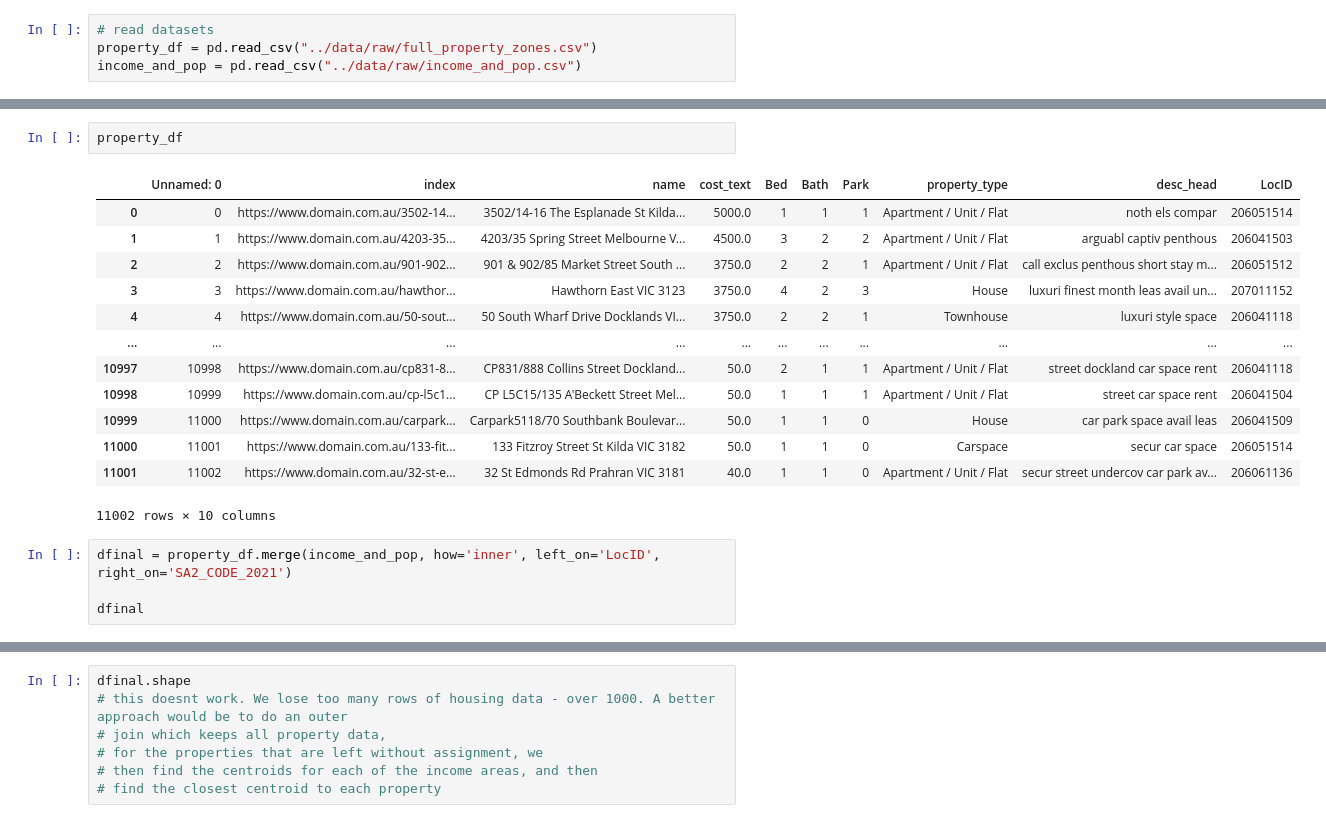
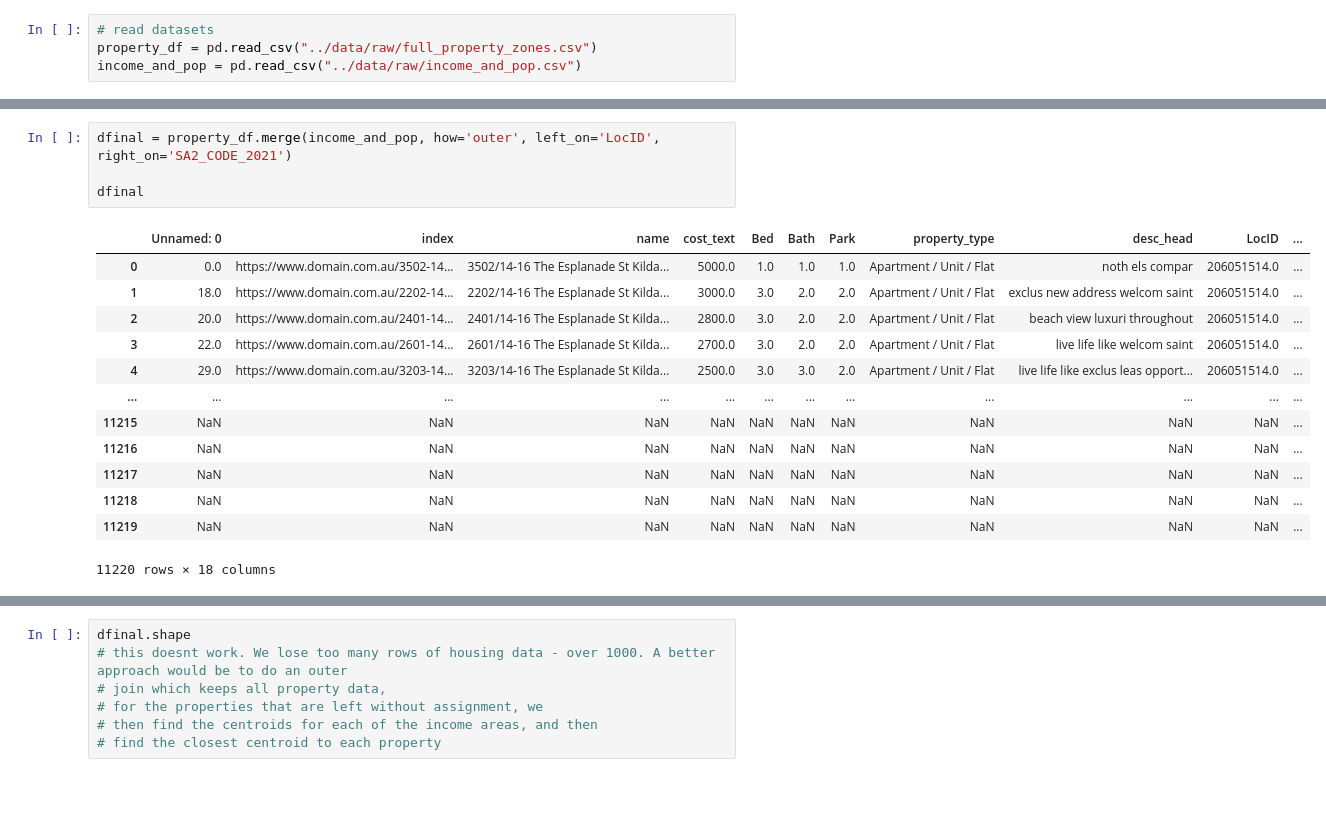
Before and after one commit to MAST30034-Applied-Data-Science/generic-real-estate-consulting-project-group-30, a Jupyter notebook: notebooks/join_datasets.ipynb, the cells around one changed output, grey strips where cells are left out. Cells and saved outputs as stored; diff of their text form; blank space fills up the shorter version.

```diff
--- a/notebooks/join_datasets.ipynb
+++ b/notebooks/join_datasets.ipynb
@@ -25,20 +8,18 @@ income_and_pop
-# %%
-property_df
-# %% [output]
-|  | Unnamed: 0 | index | name | cost_text | Bed | Bath | Park | property_type | desc_head | LocID |
-| 0 | 0 | https://www.domain.com.au/3502-14... | 3502/14-16 The Esplanade St Kilda... | 5000.0 | 1 | 1 | 1 | Apartment / Unit / Flat | noth els compar | 206051514 |
-| 1 | 1 | https://www.domain.com.au/4203-35... | 4203/35 Spring Street Melbourne V... | 4500.0 | 3 | 2 | 2 | Apartment / Unit / Flat | arguabl captiv penthous | 206041503 |
-| 2 | 2 | https://www.domain.com.au/901-902... | 901 & 902/85 Market Street South ... | 3750.0 | 2 | 2 | 1 | Apartment / Unit / Flat | call exclus penthous short stay m... | 206051512 |
-| 3 | 3 | https://www.domain.com.au/hawthor... | Hawthorn East VIC 3123 | 3750.0 | 4 | 2 | 3 | House | luxuri finest month leas avail un... | 207011152 |
-| 4 | 4 | https://www.domain.com.au/50-sout... | 50 South Wharf Drive Docklands VI... | 3750.0 | 2 | 2 | 1 | Townhouse | luxuri style space | 206041118 |
-| ... | ... | ... | ... | ... | ... | ... | ... | ... | ... | ... |
-| 10997 | 10998 | https://www.domain.com.au/cp831-8... | CP831/888 Collins Street Dockland... | 50.0 | 2 | 1 | 1 | Apartment / Unit / Flat | street dockland car space rent | 206041118 |
-| 10998 | 10999 | https://www.domain.com.au/cp-l5c1... | CP L5C15/135 A'Beckett Street Mel... | 50.0 | 1 | 1 | 1 | Apartment / Unit / Flat | street car space rent | 206041504 |
-| 10999 | 11000 | https://www.domain.com.au/carpark... | Carpark5118/70 Southbank Boulevar... | 50.0 | 1 | 1 | 0 | House | car park space avail leas | 206041509 |
-| 11000 | 11001 | https://www.domain.com.au/133-fit... | 133 Fitzroy Street St Kilda VIC 3182 | 50.0 | 1 | 1 | 0 | Carspace | secur car space | 206051514 |
-| 11001 | 11002 | https://www.domain.com.au/32-st-e... | 32 St Edmonds Rd Prahran VIC 3181 | 40.0 | 1 | 1 | 0 | Apartment / Unit / Flat | secur street undercov car park av... | 206061136 |
-11002 rows × 10 columns
 # %%
-dfinal = property_df.merge(income_and_pop, how='inner', left_on='LocID', right_on='SA2_CODE_2021')
+dfinal = property_df.merge(income_and_pop, how='outer', left_on='LocID', right_on='SA2_CODE_2021')
 
 dfinal
+# %% [output]
+|  | Unnamed: 0 | index | name | cost_text | Bed | Bath | Park | property_type | desc_head | LocID | ... |
+| 0 | 0.0 | https://www.domain.com.au/3502-14... | 3502/14-16 The Esplanade St Kilda... | 5000.0 | 1.0 | 1.0 | 1.0 | Apartment / Unit / Flat | noth els compar | 206051514.0 | ... |
+| 1 | 18.0 | https://www.domain.com.au/2202-14... | 2202/14-16 The Esplanade St Kilda... | 3000.0 | 3.0 | 2.0 | 2.0 | Apartment / Unit / Flat | exclus new address welcom saint | 206051514.0 | ... |
+| 2 | 20.0 | https://www.domain.com.au/2401-14... | 2401/14-16 The Esplanade St Kilda... | 2800.0 | 3.0 | 2.0 | 2.0 | Apartment / Unit / Flat | beach view luxuri throughout | 206051514.0 | ... |
+| 3 | 22.0 | https://www.domain.com.au/2601-14... | 2601/14-16 The Esplanade St Kilda... | 2700.0 | 3.0 | 2.0 | 2.0 | Apartment / Unit / Flat | live life like welcom saint | 206051514.0 | ... |
+| 4 | 29.0 | https://www.domain.com.au/3203-14... | 3203/14-16 The Esplanade St Kilda... | 2500.0 | 3.0 | 3.0 | 2.0 | Apartment / Unit / Flat | live life like exclus leas opport... | 206051514.0 | ... |
+| ... | ... | ... | ... | ... | ... | ... | ... | ... | ... | ... | ... |
+| 11215 | NaN | NaN | NaN | NaN | NaN | NaN | NaN | NaN | NaN | NaN | ... |
+| 11216 | NaN | NaN | NaN | NaN | NaN | NaN | NaN | NaN | NaN | NaN | ... |
+| 11217 | NaN | NaN | NaN | NaN | NaN | NaN | NaN | NaN | NaN | NaN | ... |
+| 11218 | NaN | NaN | NaN | NaN | NaN | NaN | NaN | NaN | NaN | NaN | ... |
+| 11219 | NaN | NaN | NaN | NaN | NaN | NaN | NaN | NaN | NaN | NaN | ... |
+11220 rows × 18 columns
```
Also changed, not shown: parts of 6 cells of this notebook.
